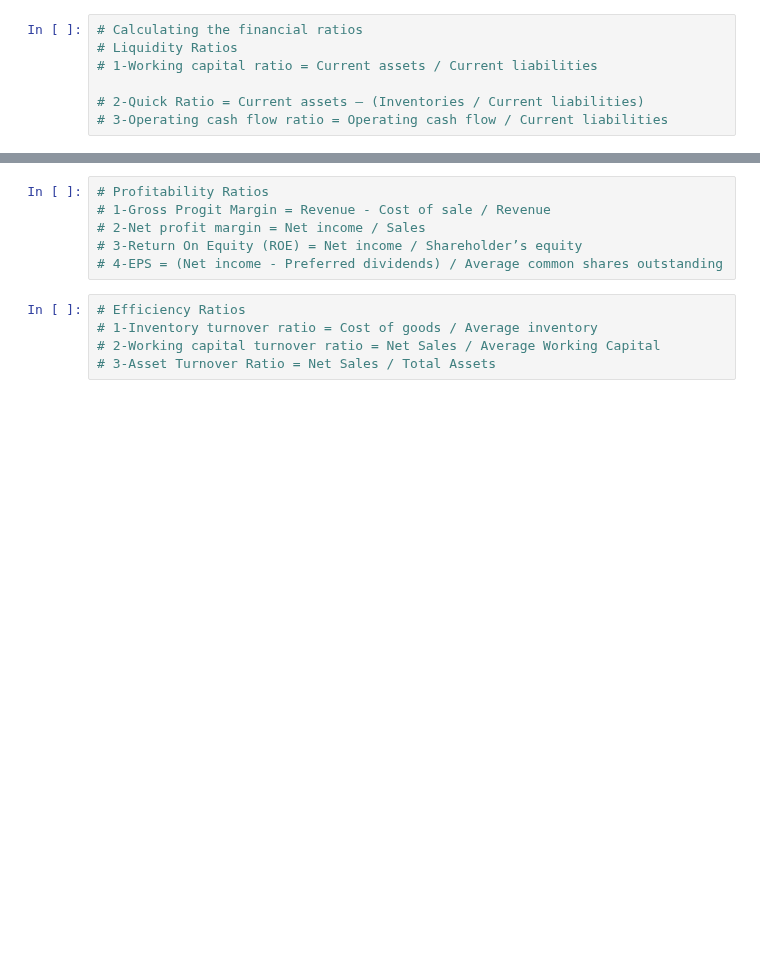
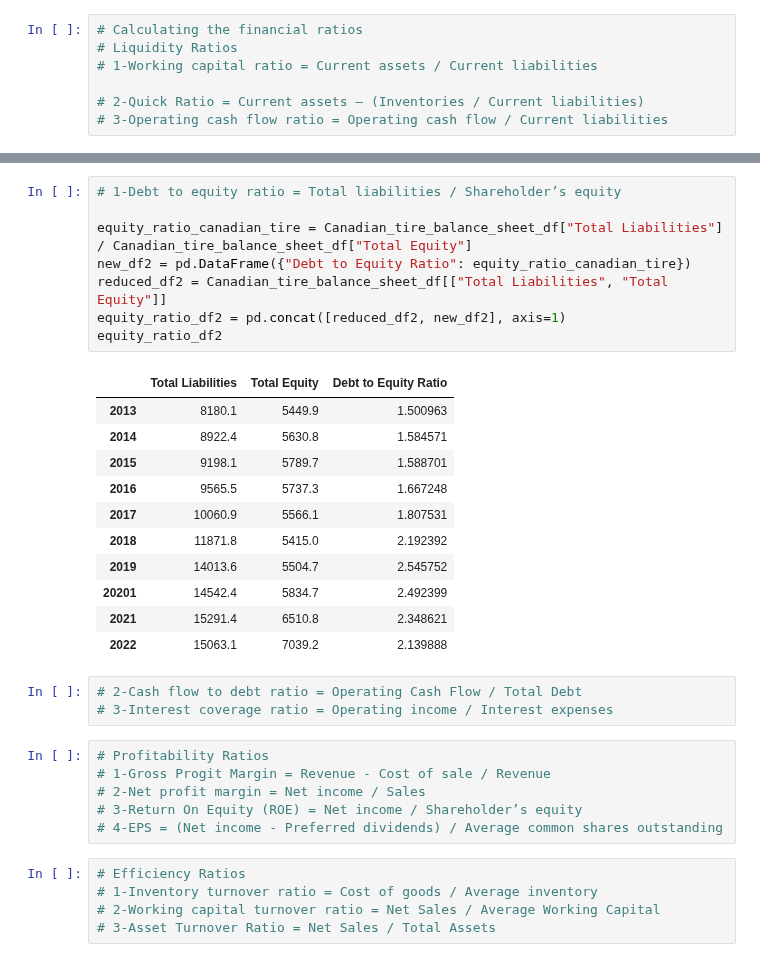
Before and after one commit to jash1112/project-financial_analysis, a Jupyter notebook: the_project_Aayush.ipynb, the cells around one changed output, grey strips where cells are left out. Saved outputs shown, nothing was run; the diff lists cells and outputs as text; blank space fills up the shorter version.

```diff
--- a/the_project_Aayush.ipynb
+++ b/the_project_Aayush.ipynb
@@ -370,3 +395,26 @@ equity_ratio =
+# %%
+# 1-Debt to equity ratio = Total liabilities / Shareholder’s equity
+
+equity_ratio_canadian_tire = Canadian_tire_balance_sheet_df["Total Liabilities"] / Canadian_tire_balance_sheet_df["Total Equity"]
+new_df2 = pd.DataFrame({"Debt to Equity Ratio": equity_ratio_canadian_tire})
+reduced_df2 = Canadian_tire_balance_sheet_df[["Total Liabilities", "Total Equity"]]
+equity_ratio_df2 = pd.concat([reduced_df2, new_df2], axis=1)
+equity_ratio_df2
+# %% [output]
+|  | Total Liabilities | Total Equity | Debt to Equity Ratio |
+| 2013 | 8180.1 | 5449.9 | 1.500963 |
+| 2014 | 8922.4 | 5630.8 | 1.584571 |
+| 2015 | 9198.1 | 5789.7 | 1.588701 |
+| 2016 | 9565.5 | 5737.3 | 1.667248 |
+| 2017 | 10060.9 | 5566.1 | 1.807531 |
+| 2018 | 11871.8 | 5415.0 | 2.192392 |
+| 2019 | 14013.6 | 5504.7 | 2.545752 |
+| 20201 | 14542.4 | 5834.7 | 2.492399 |
+| 2021 | 15291.4 | 6510.8 | 2.348621 |
+| 2022 | 15063.1 | 7039.2 | 2.139888 |
+# %%
+# 2-Cash flow to debt ratio = Operating Cash Flow / Total Debt
+# 3-Interest coverage ratio = Operating income / Interest expenses
 # %%
 # Profitability Ratios
 # 1-Gross Progit Margin = Revenue - Cost of sale / Revenue
```
Also changed, not shown: parts of 6 cells of this notebook.
